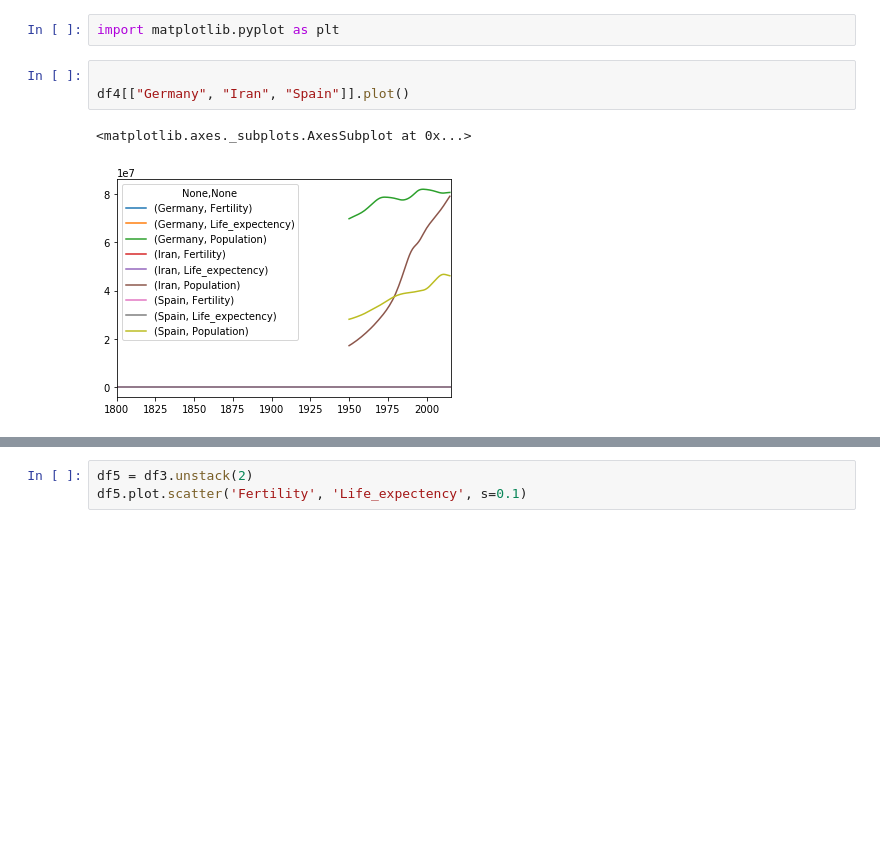
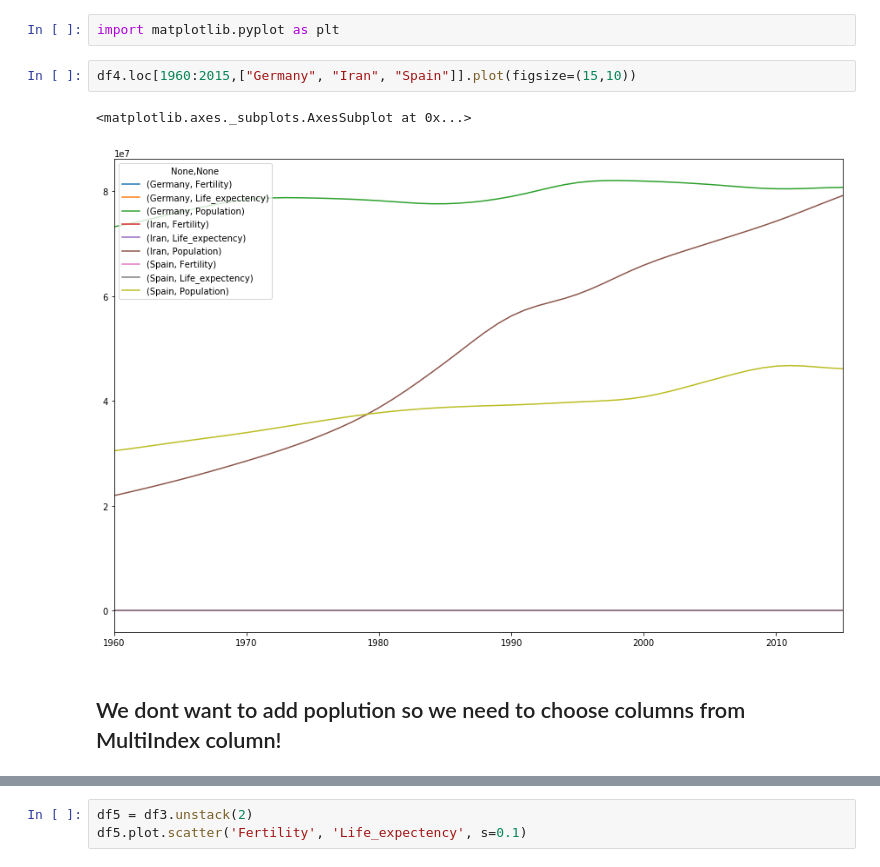
Before and after one commit to iremnasir/bootcamp_progress, a Jupyter notebook: Animate a Scatterplot.ipynb, the cells around one changed output, grey strips where cells are left out. Drawn from its saved outputs; the diff is of its cells as text; blank space fills up the shorter version.

Commit message:
add MultiIndex plot

```diff
--- a/Animate a Scatterplot.ipynb
+++ b/Animate a Scatterplot.ipynb
@@ -214,8 +226,9 @@ df4
 # %%
 import matplotlib.pyplot as plt
 # %%
-
-df4[["Germany", "Iran", "Spain"]].plot()
+df4.loc[1960:2015,["Germany", "Iran", "Spain"]].plot(figsize=(15,10))
 # %% [output]
 <matplotlib.axes._subplots.AxesSubplot at 0x...>
-[figure, old version]
+[figure, new version]
+# %% [markdown]
+## We dont want to add poplution so we need to choose columns from MultiIndex column!
```
Also changed, not shown: parts of 8 cells of this notebook.
